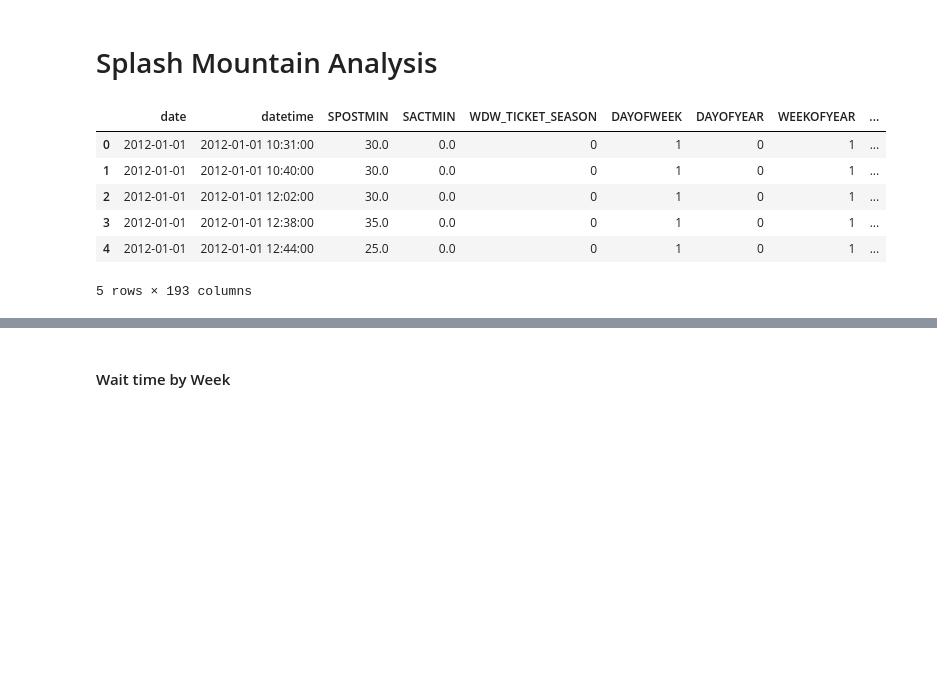
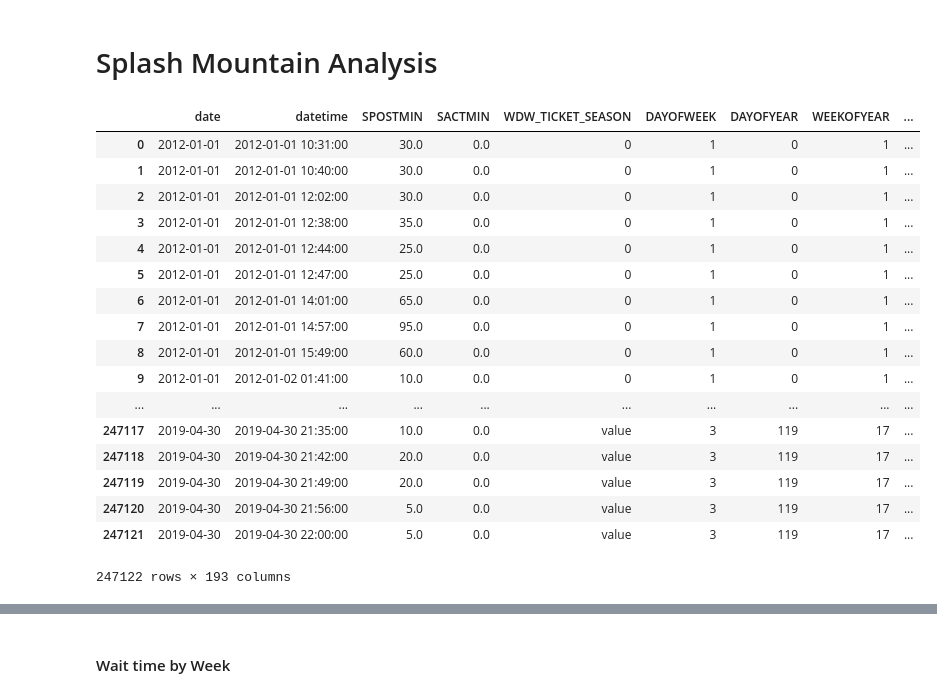
Before and after one commit to daviding11/Splash-Mountain-Wait-Time-Analysis, a Jupyter notebook: Data_Visualization_daviding.ipynb, the cells around one changed output, grey strips where cells are left out. Saved outputs shown, nothing was run; the diff lists cells and outputs as text; code cells hidden in the pictures; blank space fills up the shorter version.

```diff
--- a/Data_Visualization_daviding.ipynb
+++ b/Data_Visualization_daviding.ipynb
@@ -40,17 +40,28 @@ meta_splash = pd.merge(splash, meta, left_on="date", right_on="DATE").drop('DATE
 # %%
 #change NAs to 0 values
 meta_splash = meta_splash.fillna(0)
 #format date in a way that can be worked with
 meta_splash['date'] = pd.to_datetime(meta_splash['date'])
-meta_splash.head()
+meta_splash
 # %% [output]
 |  | date | datetime | SPOSTMIN | SACTMIN | WDW_TICKET_SEASON | DAYOFWEEK | DAYOFYEAR | WEEKOFYEAR | ... |
 | 0 | 2012-01-01 | 2012-01-01 10:31:00 | 30.0 | 0.0 | 0 | 1 | 0 | 1 | ... |
 | 1 | 2012-01-01 | 2012-01-01 10:40:00 | 30.0 | 0.0 | 0 | 1 | 0 | 1 | ... |
 | 2 | 2012-01-01 | 2012-01-01 12:02:00 | 30.0 | 0.0 | 0 | 1 | 0 | 1 | ... |
 | 3 | 2012-01-01 | 2012-01-01 12:38:00 | 35.0 | 0.0 | 0 | 1 | 0 | 1 | ... |
 | 4 | 2012-01-01 | 2012-01-01 12:44:00 | 25.0 | 0.0 | 0 | 1 | 0 | 1 | ... |
+| 5 | 2012-01-01 | 2012-01-01 12:47:00 | 25.0 | 0.0 | 0 | 1 | 0 | 1 | ... |
+| 6 | 2012-01-01 | 2012-01-01 14:01:00 | 65.0 | 0.0 | 0 | 1 | 0 | 1 | ... |
+| 7 | 2012-01-01 | 2012-01-01 14:57:00 | 95.0 | 0.0 | 0 | 1 | 0 | 1 | ... |
+| 8 | 2012-01-01 | 2012-01-01 15:49:00 | 60.0 | 0.0 | 0 | 1 | 0 | 1 | ... |
+| 9 | 2012-01-01 | 2012-01-02 01:41:00 | 10.0 | 0.0 | 0 | 1 | 0 | 1 | ... |
+| ... | ... | ... | ... | ... | ... | ... | ... | ... | ... |
+| 247117 | 2019-04-30 | 2019-04-30 21:35:00 | 10.0 | 0.0 | value | 3 | 119 | 17 | ... |
+| 247118 | 2019-04-30 | 2019-04-30 21:42:00 | 20.0 | 0.0 | value | 3 | 119 | 17 | ... |
+| 247119 | 2019-04-30 | 2019-04-30 21:49:00 | 20.0 | 0.0 | value | 3 | 119 | 17 | ... |
+| 247120 | 2019-04-30 | 2019-04-30 21:56:00 | 5.0 | 0.0 | value | 3 | 119 | 17 | ... |
+| 247121 | 2019-04-30 | 2019-04-30 22:00:00 | 5.0 | 0.0 | value | 3 | 119 | 17 | ... |
-5 rows × 193 columns
+247122 rows × 193 columns
 # %%
 #avg of posted wait times by day in meta_splash
 sum_by_day = meta_splash.groupby('date')['SPOSTMIN'].mean()
```
Also changed, not shown: parts of 26 cells of this notebook.
